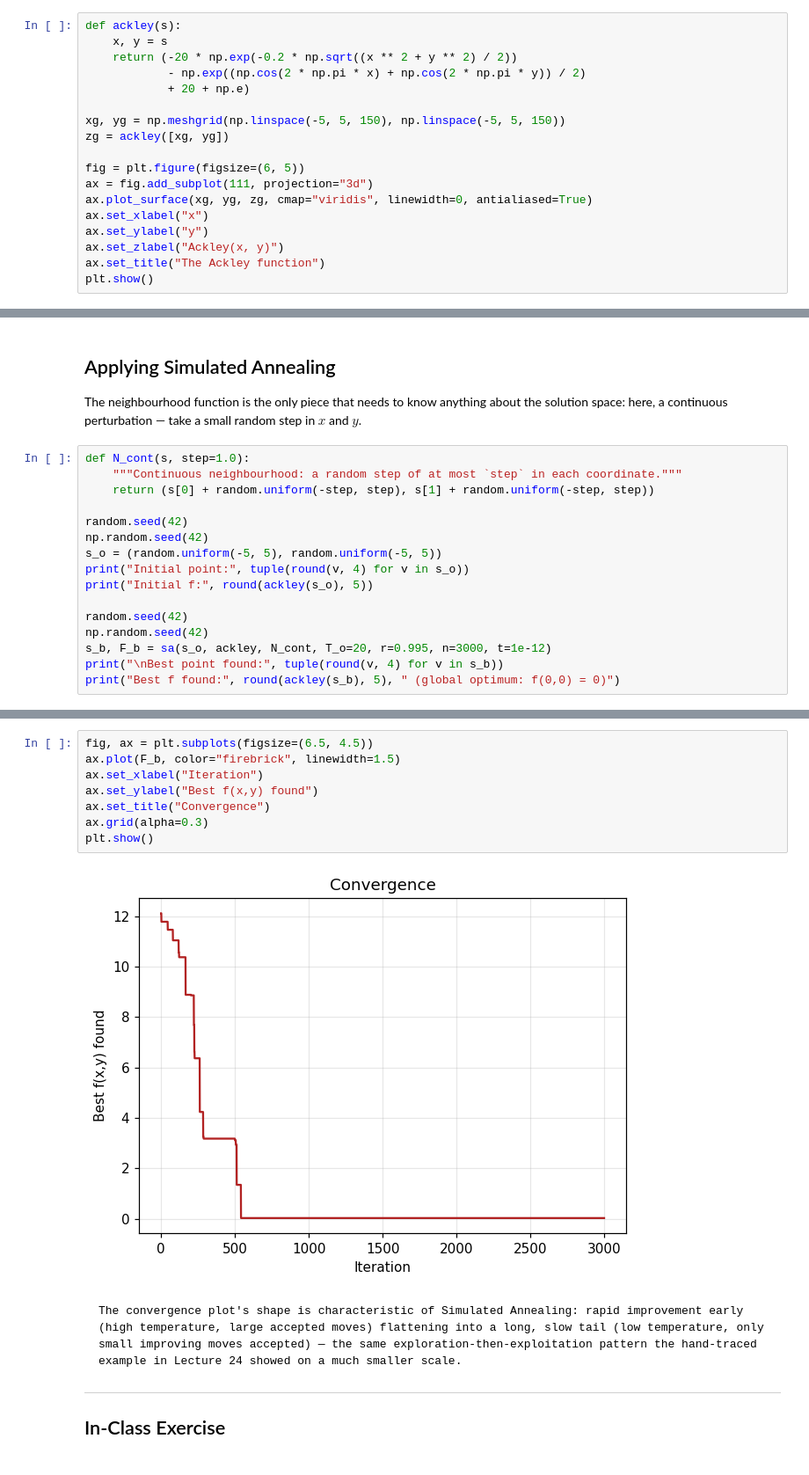
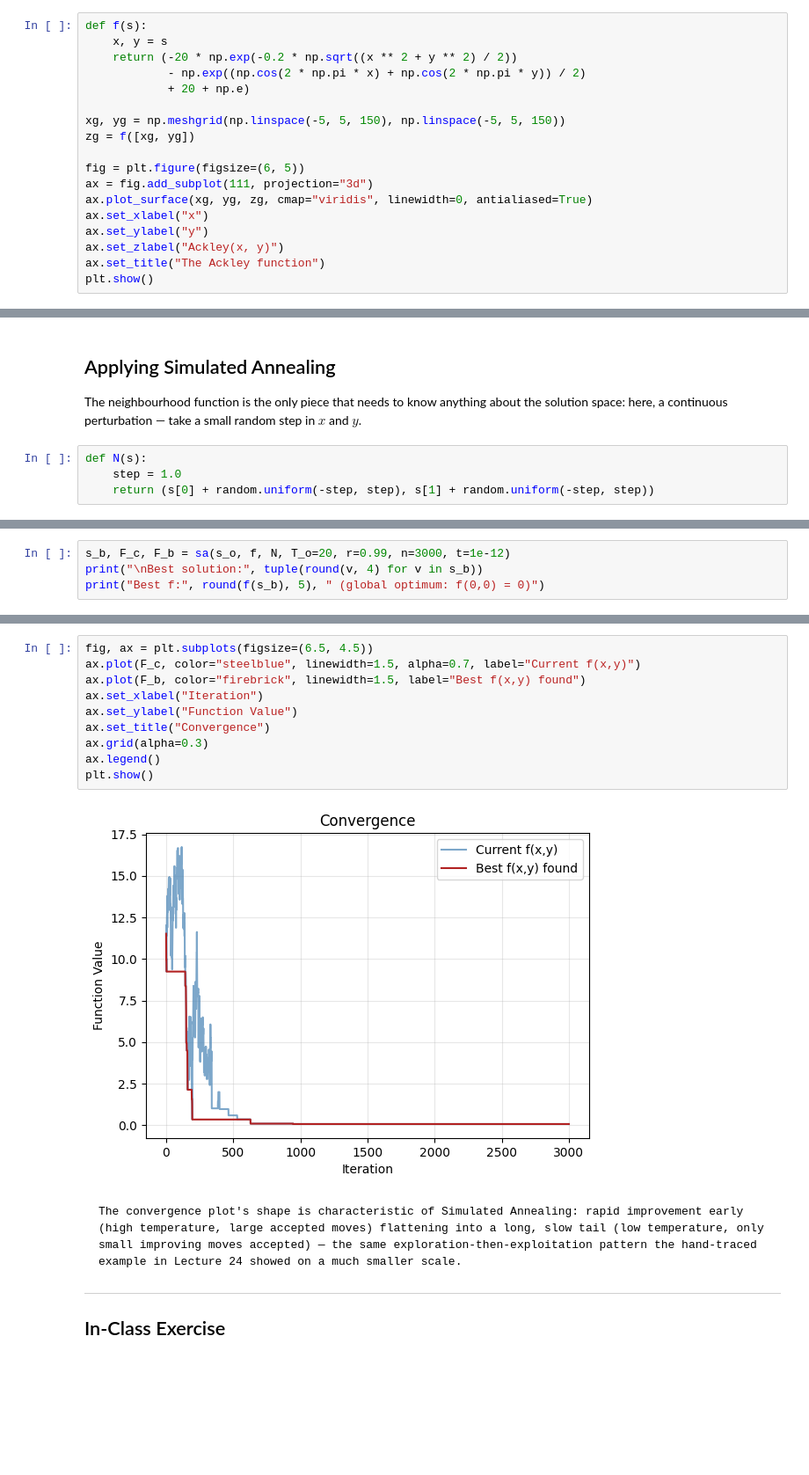
Before and after one commit to anmpahwa/CV5972, a Jupyter notebook: book/content/lecture_25.ipynb, the cells around one changed output, grey strips where cells are left out. Shown at 88% size. Drawn from its saved outputs; the diff is of its cells as text; blank space fills up the shorter version.

````diff
--- a/book/content/lecture_25.ipynb
+++ b/book/content/lecture_25.ipynb
@@ -76,14 +79,14 @@ sa() defined.
 
 Rather than reach for a transportation example immediately, this lecture uses the **Ackley function** — a standard synthetic benchmark with one global minimum at the origin, surrounded by a ring of local optima — precisely because it has no domain-specific complexity to work through first. A solution here is simply a point $(x,y)$; the neighbourhood is simply "nearby points." This lets the lecture focus entirely on the mechanics of the `sa()` loop itself, before Lecture 26 asks a harder question: how well do these mechanics carry over to a problem Ackley was never designed to resemble?
 # %%
-def ackley(s):
+def f(s):
     x, y = s
     return (-20 * np.exp(-0.2 * np.sqrt((x ** 2 + y ** 2) / 2))
             - np.exp((np.cos(2 * np.pi * x) + np.cos(2 * np.pi * y)) / 2)
             + 20 + np.e)
 
 xg, yg = np.meshgrid(np.linspace(-5, 5, 150), np.linspace(-5, 5, 150))
-zg = ackley([xg, yg])
+zg = f([xg, yg])
 
 fig = plt.figure(figsize=(6, 5))
 ax = fig.add_subplot(111, projection="3d")
@@ -100,18 +103,6 @@ plt.show()
 
 The neighbourhood function is the only piece that needs to know anything about the solution space: here, a continuous perturbation — take a small random step in $x$ and $y$.
 # %%
-def N_cont(s, step=1.0):
-    """Continuous neighbourhood: a random step of at most `step` in each coordinate."""
+def N(s):
+    step = 1.0
     return (s[0] + random.uniform(-step, step), s[1] + random.uniform(-step, step))
-
-random.seed(42)
-np.random.seed(42)
-s_o = (random.uniform(-5, 5), random.uniform(-5, 5))
-print("Initial point:", tuple(round(v, 4) for v in s_o))
-print("Initial f:", round(ackley(s_o), 5))
-
-random.seed(42)
-np.random.seed(42)
-s_b, F_b = sa(s_o, ackley, N_cont, T_o=20, r=0.995, n=3000, t=1e-12)
-print("\nBest point found:", tuple(round(v, 4) for v in s_b))
-print("Best f found:", round(ackley(s_b), 5), " (global optimum: f(0,0) = 0)")
@@ -123,0 +118,4 @@ Best f found: 0.02682  (global optimum: f(0,0) = 0)
+# %%
+s_b, F_c, F_b = sa(s_o, f, N, T_o=20, r=0.99, n=3000, t=1e-12)
+print("\nBest solution:", tuple(round(v, 4) for v in s_b))
+print("Best f:", round(f(s_b), 5), " (global optimum: f(0,0) = 0)")
@@ -124,13 +125,15 @@ Best f found: 0.02682  (global optimum: f(0,0) = 0)
 # %%
 fig, ax = plt.subplots(figsize=(6.5, 4.5))
-ax.plot(F_b, color="firebrick", linewidth=1.5)
+ax.plot(F_c, color="steelblue", linewidth=1.5, alpha=0.7, label="Current f(x,y)")
+ax.plot(F_b, color="firebrick", linewidth=1.5, label="Best f(x,y) found")
 ax.set_xlabel("Iteration")
-ax.set_ylabel("Best f(x,y) found")
+ax.set_ylabel("Function Value")
 ax.set_title("Convergence")
 ax.grid(alpha=0.3)
+ax.legend()
 plt.show()
 # %% [output]
-[figure, old version]
+[figure, new version]
 # %% [markdown]
 ```{tip}
 The convergence plot's shape is characteristic of Simulated Annealing: rapid improvement early (high temperature, large accepted moves) flattening into a long, slow tail (low temperature, only small improving moves accepted) — the same exploration-then-exploitation pattern the hand-traced example in Lecture 24 showed on a much smaller scale.
````
Also changed, not shown: parts of 7 cells of this notebook.
